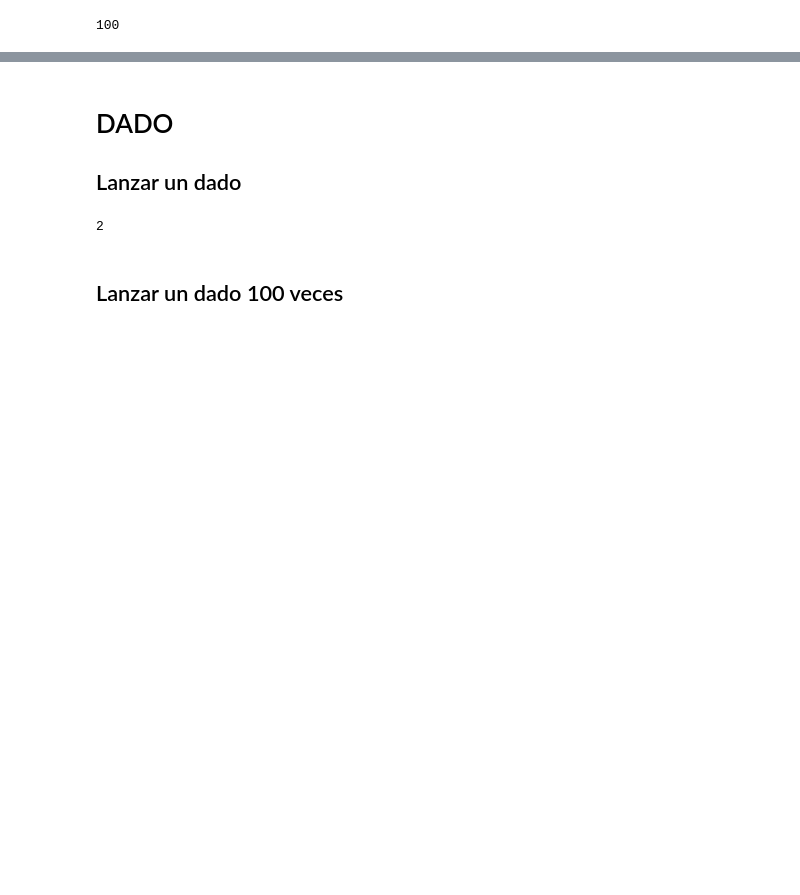
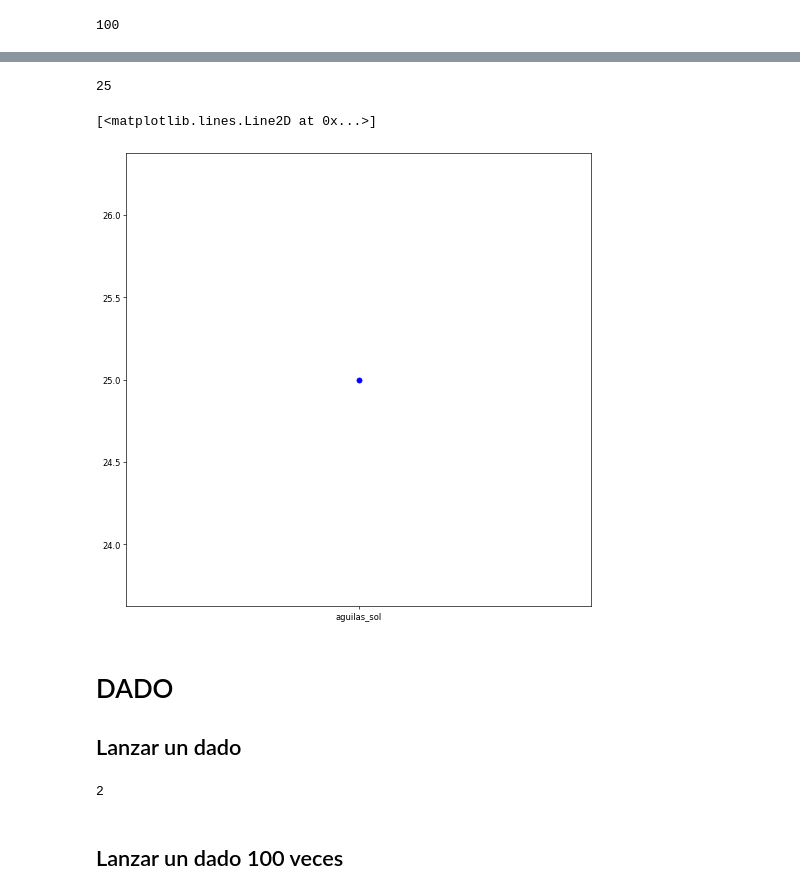
Before and after one commit to Crisel8a/Probabilidad, a Jupyter notebook: Probabilidad_1.ipynb, the cells around one changed output, grey strips where cells are left out. Saved outputs shown, nothing was run; the diff lists cells and outputs as text; code cells hidden in the pictures; blank space fills up the shorter version.

```diff
--- a/Probabilidad_1.ipynb
+++ b/Probabilidad_1.ipynb
@@ -178,3 +205,25 @@ suma_aguila_aguila+suma_aguila_sol+suma_sol_aguila+suma_sol_sol
+# %%
+from random import randint
+suma_aguila_sol = 0
+for _ in range(100):
+    moneda1 = randint(0,1)
+    moneda2 = randint(0,1)
+
+    if moneda1 == 1 and moneda2 == 0:
+        suma_aguila_sol += 1
+
+suma_aguila_sol
+# %% [output]
+25
+# %%
+import matplotlib.pyplot as plt
+from matplotlib.pyplot import figure
+
+figure(figsize=(10,10), dpi=60)
+plt.plot("aguilas_sol", suma_aguila_sol, "ob--")
+# %% [output]
+[<matplotlib.lines.Line2D at 0x...>]
+[figure, added]
 # %% [markdown]
 # DADO
 ## Lanzar un dado
```
Also changed, not shown: parts of 19 cells of this notebook.
